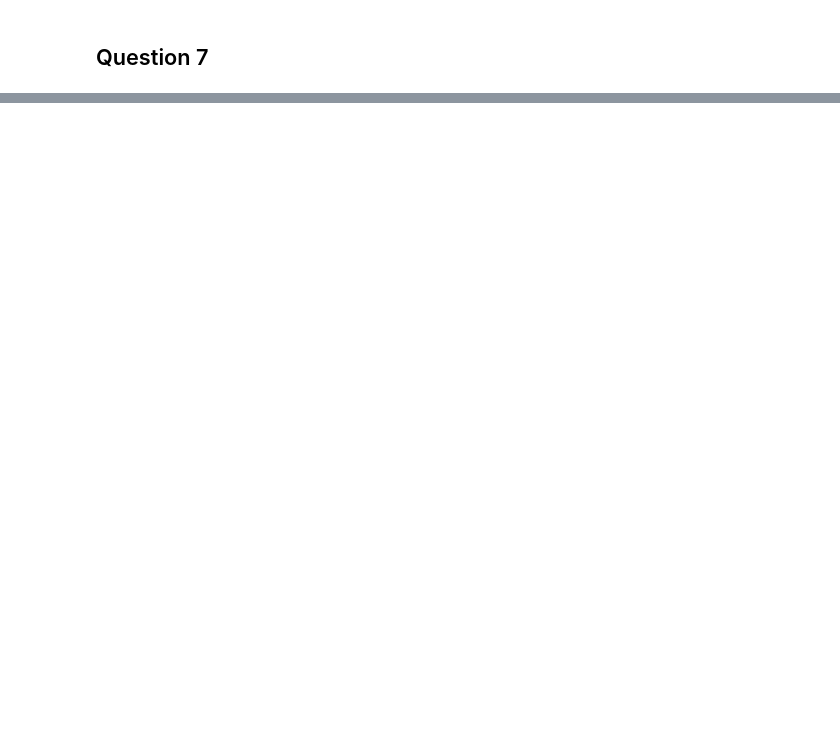
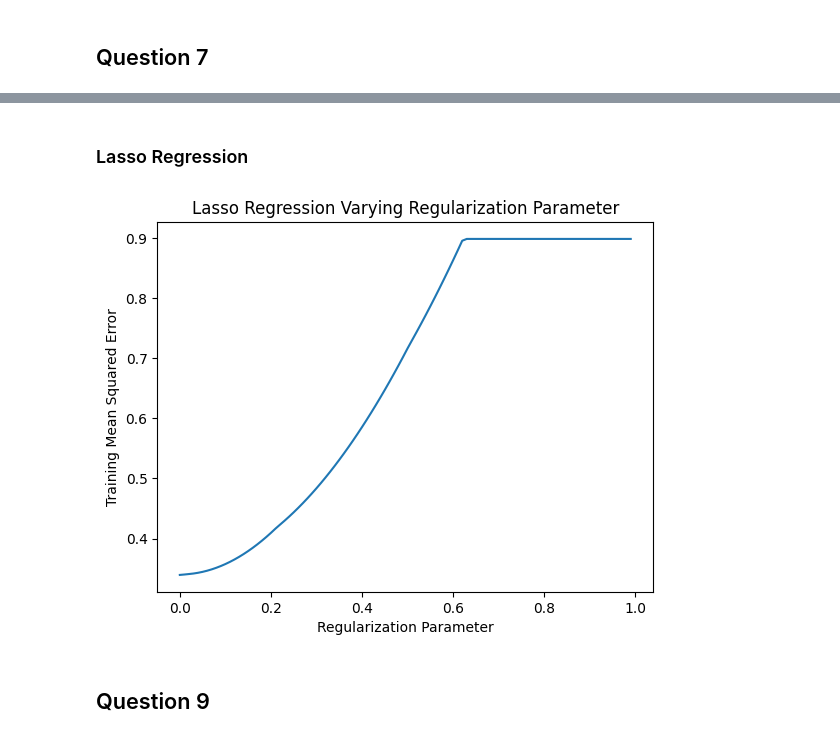
Before and after one commit to NBeibarys/intro-to-data-science-capstone, a Jupyter notebook: analyses/joe_questions.ipynb, the cells around one changed output, grey strips where cells are left out. Saved outputs shown, nothing was run; the diff lists cells and outputs as text; code cells hidden in the pictures; blank space fills up the shorter version.

Commit message:
Joe questions

```diff
--- a/analyses/joe_questions.ipynb
+++ b/analyses/joe_questions.ipynb
@@ -132,0 +259,16 @@ print(coefficients[coefficients != 0].sort_values(ascending=False))
+# %% [markdown]
+### Lasso Regression
+# %%
+# Lasso regression
+alphas = np.arange(0.00, 1, 0.01)
+out = alpha_search(Lasso, alphas)
+
+plt.plot(alphas, out["training_mses"])
+plt.xlabel("Regularization Parameter")
+plt.ylabel("Training Mean Squared Error")
+plt.title("Lasso Regression Varying Regularization Parameter")
+plt.show()
+# %% [output]
+[figure, added]
+# %% [markdown]
+## Question 9
```
Also changed, not shown: parts of 35 cells of this notebook, 2 other files.
